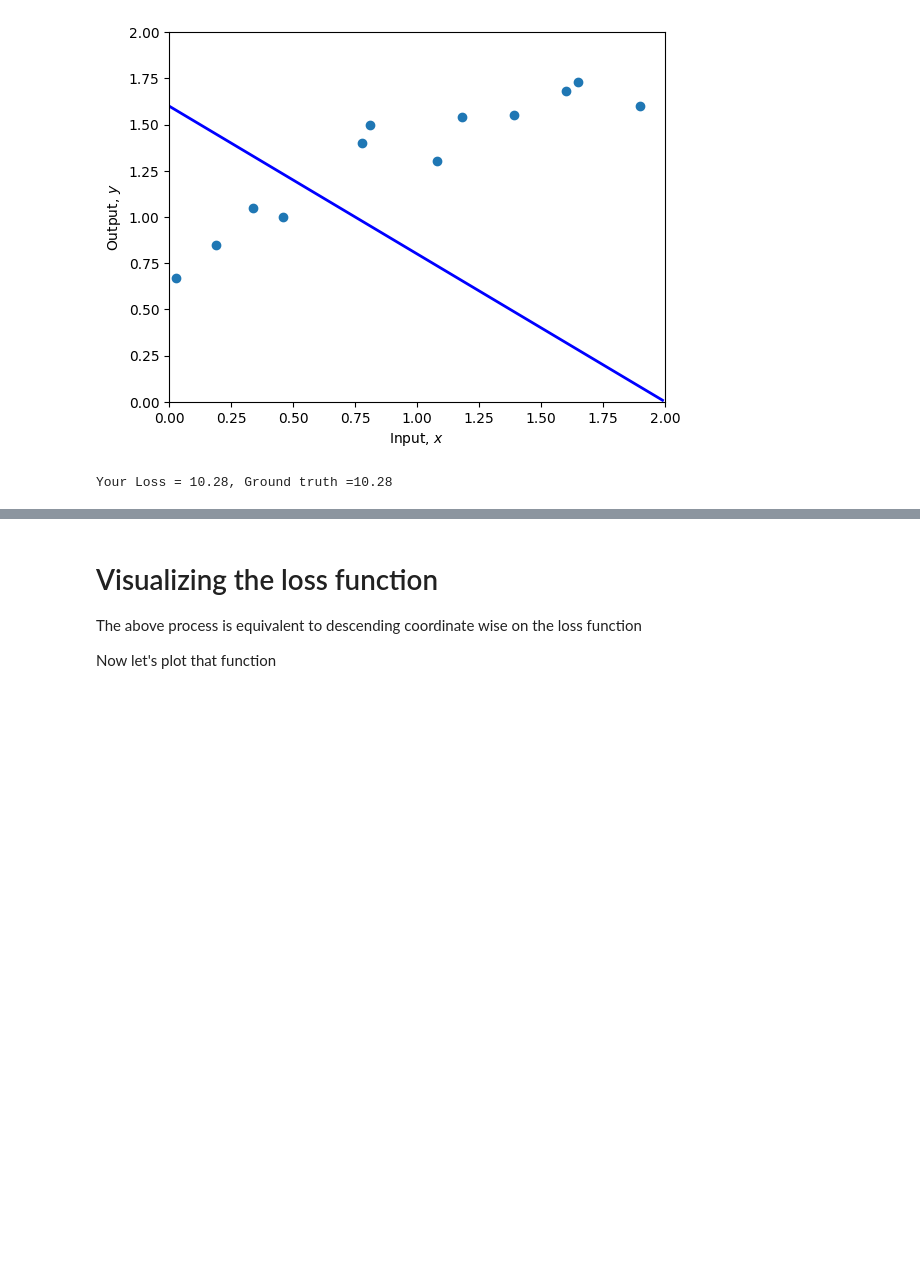
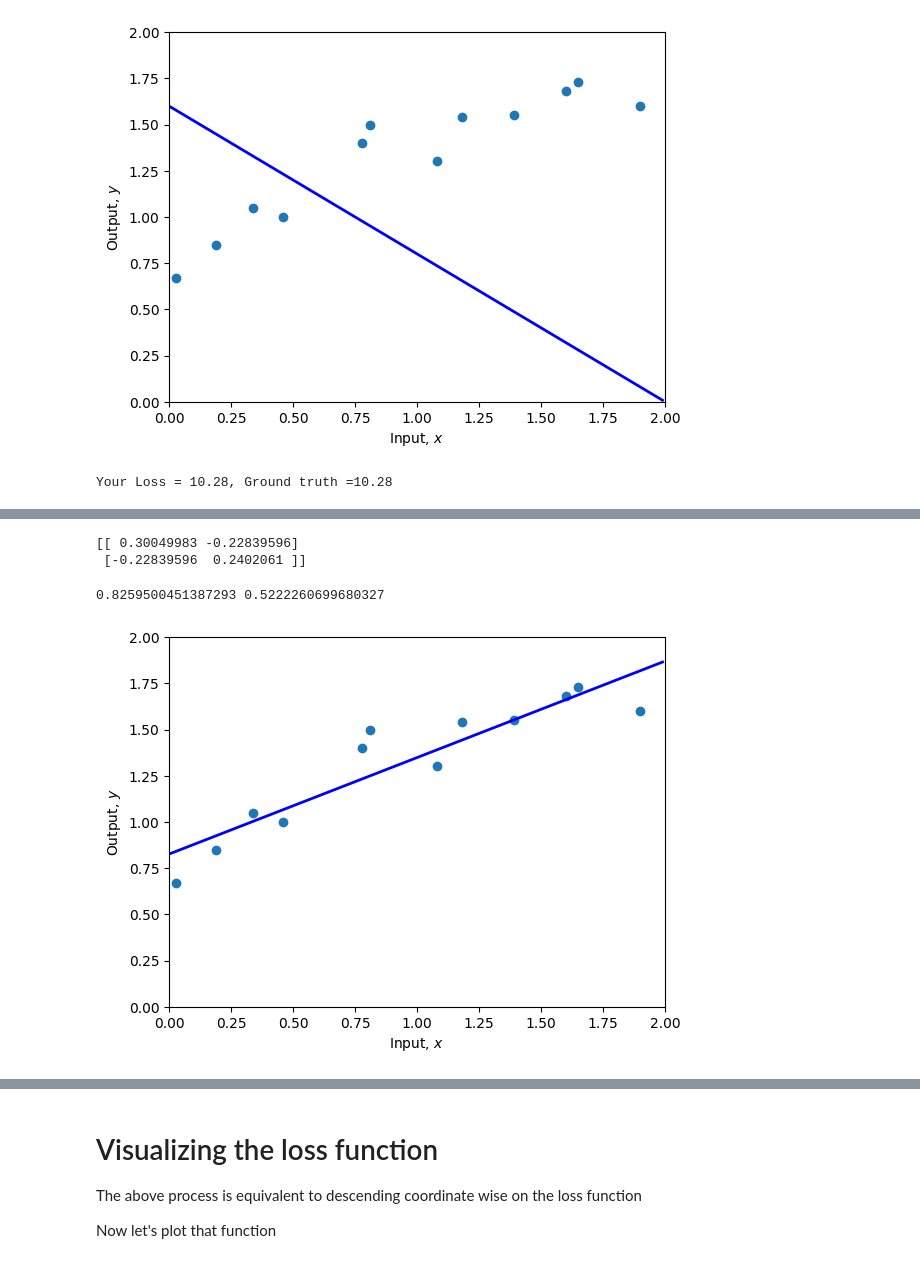
Before and after one commit to deburg0/udlbook, a Jupyter notebook: Notebooks/Chap02/2_1_Supervised_Learning.ipynb, the cells around one changed output, grey strips where cells are left out. Drawn from its saved outputs; the diff is of its cells as text; code cells hidden in the pictures; blank space fills up the shorter version.

```diff
--- a/Notebooks/Chap02/2_1_Supervised_Learning.ipynb
+++ b/Notebooks/Chap02/2_1_Supervised_Learning.ipynb
@@ -79,3 +79,7 @@ print(f'Your Loss = {loss:3.2f}, Ground truth =10.28')
 # %% [output]
 [figure]
 Your Loss = 10.28, Ground truth =10.28
+# %%
+AT = np.vstack([np.ones(len(x)),x])
+A = AT.T
+print(A)
@@ -82,11 +99,26 @@ Your Loss = 10.28, Ground truth =10.28
+# %%
+N = AT @ A
+Nplus = np.linalg.pinv(N)
+print(Nplus)
+# %% [output]
+[[ 0.30049983 -0.22839596]
+ [-0.22839596  0.2402061 ]]
+# %%
+Phi = Nplus @ AT @ y
+phi0,phi1 = Phi
+print(phi0,phi1)
+# %% [output]
+0.8259500451387293 0.5222260699680327
 # %%
 # TODO -- Change the parameters manually to fit the model
 # First fix phi1 and try changing phi0 until you can't make the loss go down any more
 # Then fix phi0 and try changing phi1 until you can't make the loss go down any more
 # Repeat this process until you find a set of parameters that fit the model as in figure 2.2d
 # You can either do this by hand, or if you want to get fancy, write code to descent automatically in this way
 # Start at these values:
-phi0 = 1.60 ; phi1 =-0.8
+# phi0 = 1.60 ; phi1 =-0.8
 
 plot(x,y,phi0,phi1)
-print(f'Your Loss = {compute_loss(x,y,phi0,phi1):3.2f}')
+print(f'Your Loss = {compute_loss(x,y,phi0,phi1):3.3f}')
+# %% [output]
+[figure, added]
```
Also changed, not shown: parts of 10 cells of this notebook.
